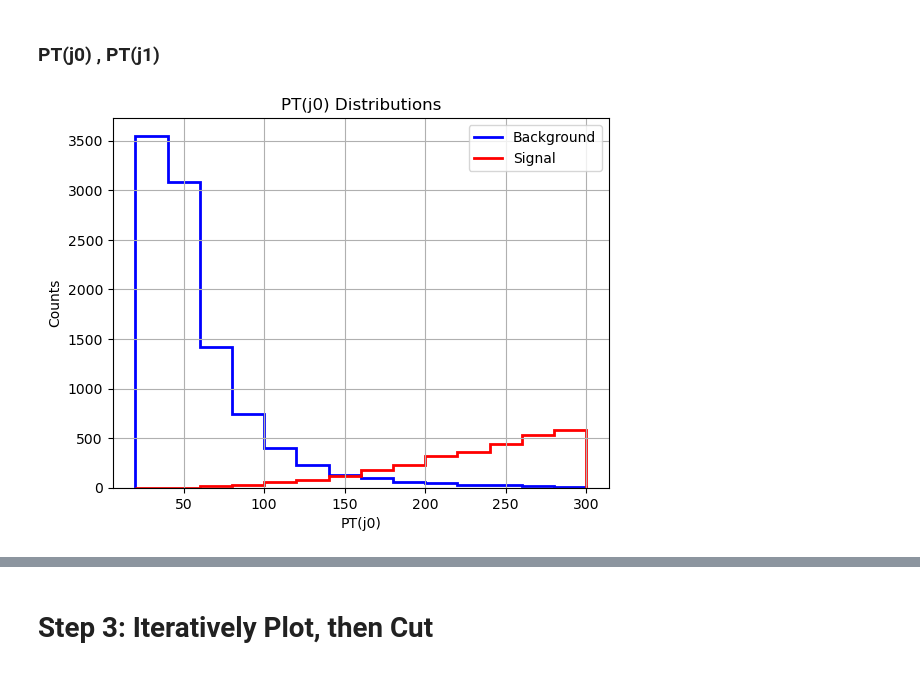
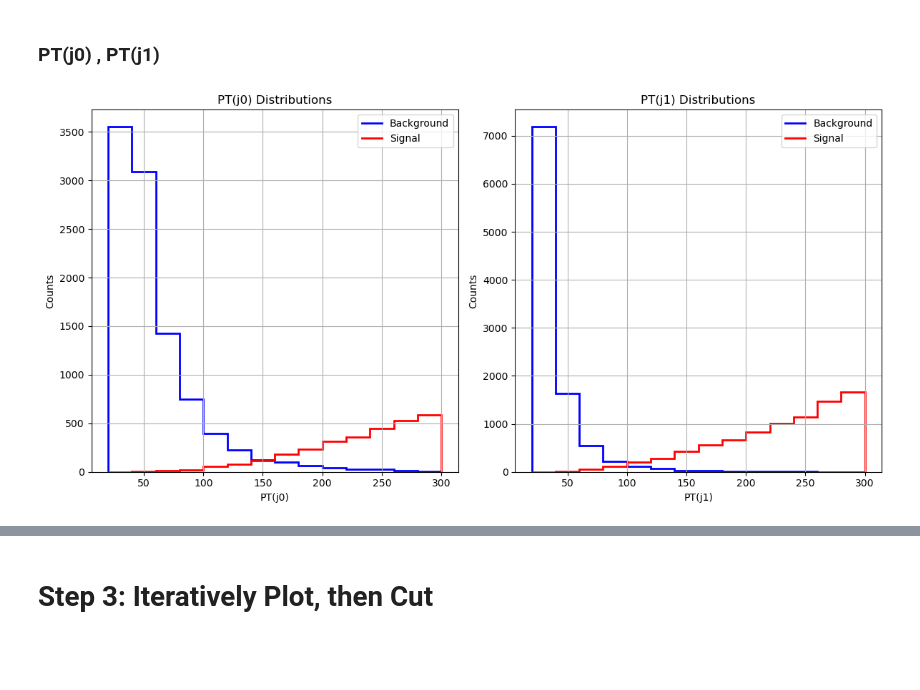
Before and after one commit to MarioPardo/UDEA_HEP_Analysis, a Jupyter notebook: AnalysisTemplate.ipynb, the cells around one changed output, grey strips where cells are left out. Drawn from its saved outputs; the diff is of its cells as text; code cells hidden in the pictures.

Commit message:
cleaner plotting of j0, j1

```diff
--- a/AnalysisTemplate.ipynb
+++ b/AnalysisTemplate.ipynb
@@ -174,49 +170,69 @@ for root_file in os.listdir(background_folder):
 
         # Extract PT J0 and PT J1
         background_pt_j0 = np.array([entry[0] for entry in background_filtered_jets_pt])
-        tempy = background_pt_j0
         background_pt_j1 = np.array([entry[1] for entry in background_filtered_jets_pt])
 
-        # Ensure weights match the number of entries in filtered data
+        # Ensure weights match the entries in filtered data
         valid_indices = [i for i, entry in enumerate(background_jets_pt) if len(entry) >= 2]
         filtered_weights = np.array([background_weights[i] for i in valid_indices])
         normalized_bkg_filtered_weights = filtered_weights / np.mean(filtered_weights)
 
         # Make sure filtered weights are aligned with filtered data
         if len(background_pt_j0) <= len(normalized_bkg_filtered_weights):
             pt_j0_hist_background.fill(PT_J0=background_pt_j0, weight=normalized_bkg_filtered_weights[:len(background_pt_j0)])
             pt_j1_hist_background.fill(PT_J1=background_pt_j1, weight=normalized_bkg_filtered_weights[:len(background_pt_j1)])
 
 
 
-#Set up histogram
+# Create a figure and a set of subplots (2 columns, 1 row)
+fig, axs = plt.subplots(1, 2, figsize=(12, 6))
 
-
-
-plt.stairs(
+# Plot PT(j0) Distributions on the first subplot
+axs[0].stairs(
     pt_j0_hist_background.values(),
     pt_j0_hist_background.axes[0].edges,
     color='blue',
     label='Background',
     linewidth=2
 )
-
-plt.stairs(
+axs[0].stairs(
     pt_j0_hist_signal.values(),
     pt_j0_hist_signal.axes[0].edges,
     color='red',
     label='Signal',
     linewidth=2
 )
+axs[0].set_xlabel('PT(j0)')
+axs[0].set_ylabel('Counts')
+axs[0].set_title('PT(j0) Distributions')
+axs[0].legend()
+axs[0].grid(True)
 
-# Add labels and legend
-plt.xlabel('PT(j0)')
-plt.ylabel('Counts')
-plt.title('PT(j0) Distributions')
-plt.legend()
-plt.grid(True)
+# Plot PT(j1) Distributions on the second subplot
+axs[1].stairs(
+    pt_j1_hist_background.values(),
+    pt_j1_hist_background.axes[0].edges,
+    color='blue',
+    label='Background',
+    linewidth=2
+)
+axs[1].stairs(
+    pt_j1_hist_signal.values(),
+    pt_j1_hist_signal.axes[0].edges,
+    color='red',
+    label='Signal',
+    linewidth=2
+)
+axs[1].set_xlabel('PT(j1)')
+axs[1].set_ylabel('Counts')
+axs[1].set_title('PT(j1) Distributions')
+axs[1].legend()
+axs[1].grid(True)
+
+# Adjust layout
+plt.tight_layout()
 
 # Show the plot
 plt.show()
 # %% [output]
-[figure, old version]
+[figure, new version]
```
Also changed, not shown: parts of 2 cells of this notebook, 1 other file.
